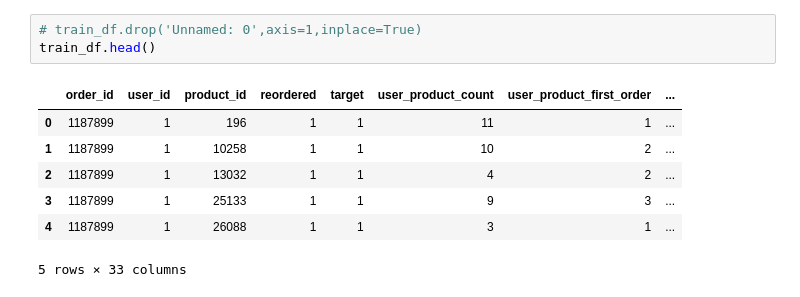
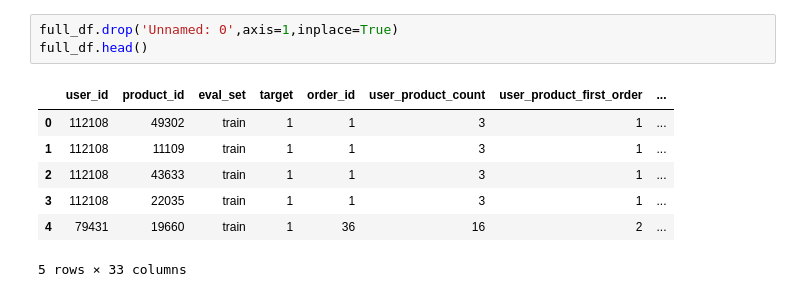
Before and after one commit to tchen052/Instacart-Market-Basket-Analysis, a Jupyter notebook: ipynb/models/model_testing.ipynb, the cells around one changed output. Drawn from its saved outputs; the diff is of its cells as text.

```diff
--- a/ipynb/models/model_testing.ipynb
+++ b/ipynb/models/model_testing.ipynb
@@ -40,11 +21,11 @@ sample
 # %%
-# train_df.drop('Unnamed: 0',axis=1,inplace=True)
-train_df.head()
+full_df.drop('Unnamed: 0',axis=1,inplace=True)
+full_df.head()
 # %% [output]
-|  | order_id | user_id | product_id | reordered | target | user_product_count | user_product_first_order | ... |
-| 0 | 1187899 | 1 | 196 | 1 | 1 | 11 | 1 | ... |
-| 1 | 1187899 | 1 | 10258 | 1 | 1 | 10 | 2 | ... |
-| 2 | 1187899 | 1 | 13032 | 1 | 1 | 4 | 2 | ... |
-| 3 | 1187899 | 1 | 25133 | 1 | 1 | 9 | 3 | ... |
-| 4 | 1187899 | 1 | 26088 | 1 | 1 | 3 | 1 | ... |
+|  | user_id | product_id | eval_set | target | order_id | user_product_count | user_product_first_order | ... |
+| 0 | 112108 | 49302 | train | 1 | 1 | 3 | 1 | ... |
+| 1 | 112108 | 11109 | train | 1 | 1 | 3 | 1 | ... |
+| 2 | 112108 | 43633 | train | 1 | 1 | 3 | 1 | ... |
+| 3 | 112108 | 22035 | train | 1 | 1 | 3 | 1 | ... |
+| 4 | 79431 | 19660 | train | 1 | 36 | 16 | 2 | ... |
 5 rows × 33 columns
```
Also changed, not shown: parts of 25 cells of this notebook, 3 other files.
